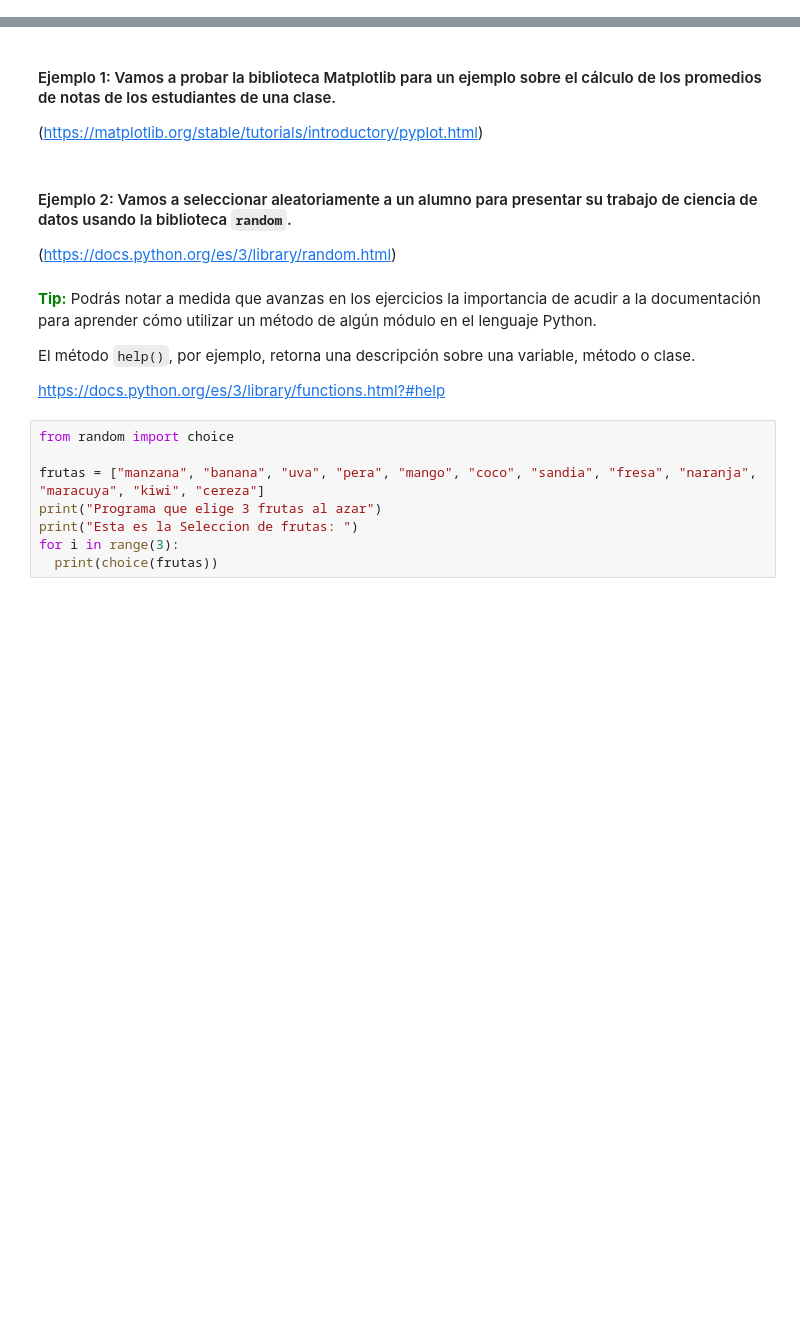
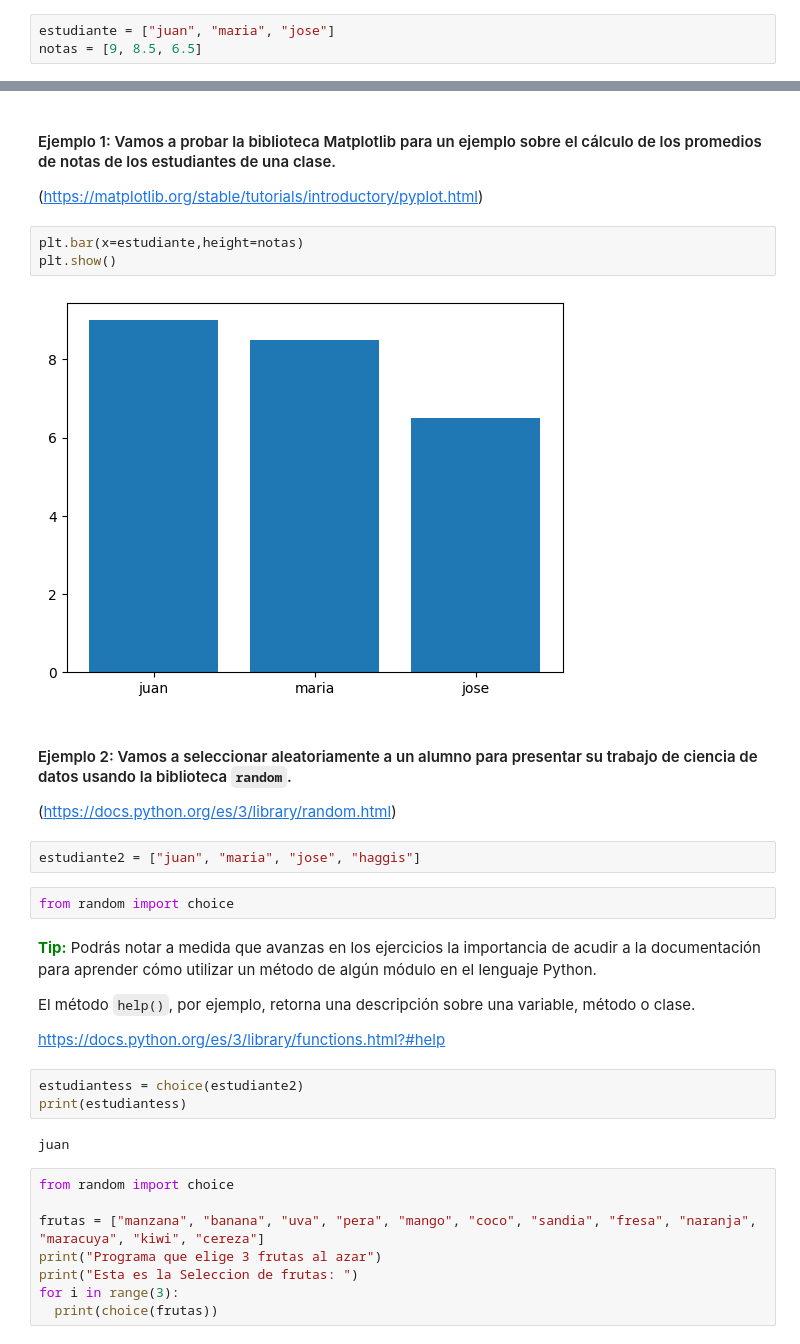
Before and after one commit to jobpech/Cursos, a Jupyter notebook: Python_para_Data_Science.ipynb, the cells around one changed output, grey strips where cells are left out. Cells and saved outputs as stored; diff of their text form; blank space fills up the shorter version.

```diff
--- a/Python_para_Data_Science.ipynb
+++ b/Python_para_Data_Science.ipynb
@@ -21,3 +23,6 @@ Existe también PYPI que es un repositorio de bibliotecas Python que contiene la
+# %%
+estudiante = ["juan", "maria", "jose"]
+notas = [9, 8.5, 6.5]
 # %% [markdown]
 ### Importando una biblioteca
 # %% [markdown]
@@ -28,16 +33,30 @@ Existe también PYPI que es un repositorio de bibliotecas Python que contiene la
 #### Ejemplo 1: Vamos a probar la biblioteca Matplotlib para un ejemplo sobre el cálculo de los promedios de notas de los estudiantes de una clase.
 
 (https://matplotlib.org/stable/tutorials/introductory/pyplot.html)
+# %%
+plt.bar(x=estudiante,height=notas)
+plt.show()
+# %% [output]
+[figure, added]
 # %% [markdown]
 #### Ejemplo 2: Vamos a seleccionar aleatoriamente a un alumno para presentar su trabajo de ciencia de datos usando la biblioteca `random`.
 
 (https://docs.python.org/es/3/library/random.html)
+# %%
+estudiante2 = ["juan", "maria", "jose", "haggis"]
+# %%
+from random import choice
 # %% [markdown]
 <font color=green>**Tip:**</font> Podrás notar a medida que avanzas en los ejercicios la importancia de acudir a la documentación para aprender cómo utilizar un método de algún módulo en el lenguaje Python.
 
 El método `help()`, por ejemplo, retorna una descripción sobre una variable, método o clase.
 
 https://docs.python.org/es/3/library/functions.html?#help
+# %%
+estudiantess = choice(estudiante2)
+print(estudiantess)
+# %% [output]
+juan
 # %%
 from random import choice
 
```
Also changed, not shown: parts of 6 cells of this notebook.
